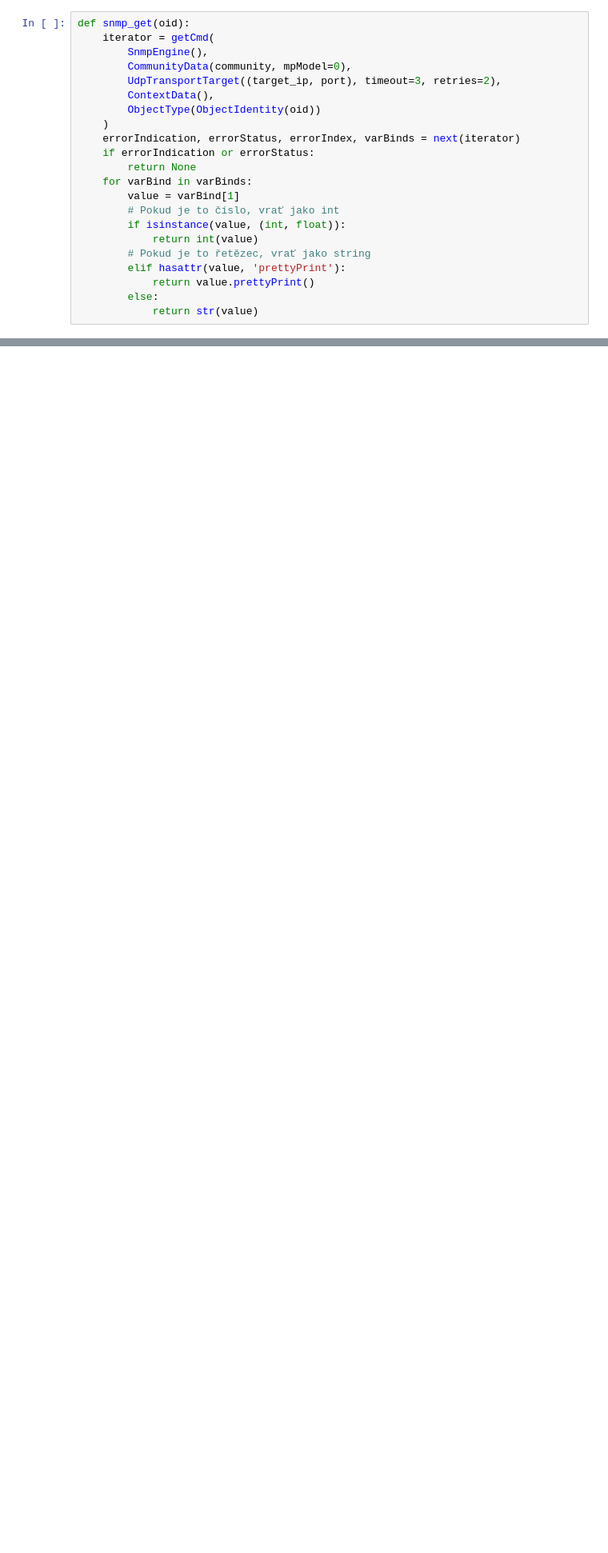
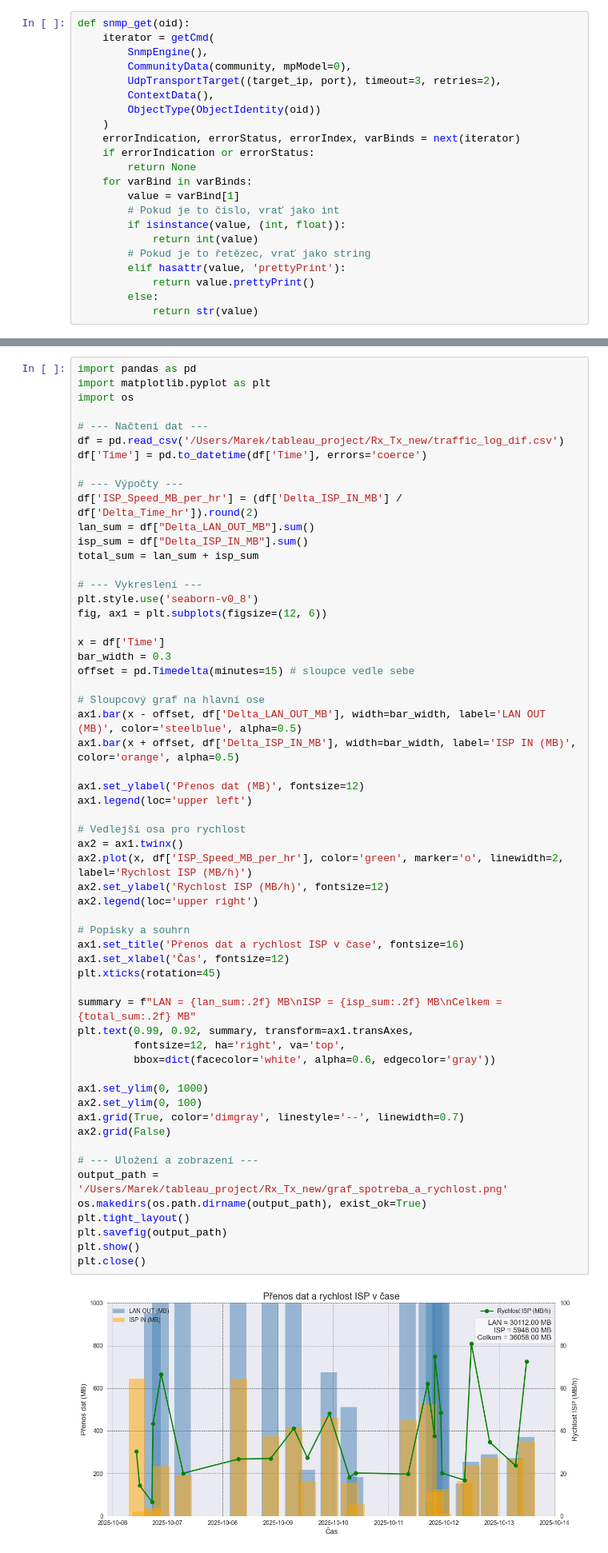
Before and after one commit to MarekCoderslab/Rx_Tx_new, a Jupyter notebook: rx_tx_novy.ipynb, the cells around one changed output, grey strips where cells are left out. Shown at 80% size. Saved outputs shown, nothing was run; the diff lists cells and outputs as text; blank space fills up the shorter version.

Commit message:
NovyGraf

```diff
--- a/rx_tx_novy.ipynb
+++ b/rx_tx_novy.ipynb
@@ -202,0 +186,60 @@ pysnmp                    4.4.12
+# %%
+import pandas as pd
+import matplotlib.pyplot as plt
+import os
+
+# --- Načtení dat ---
+df = pd.read_csv('/Users/Marek/tableau_project/Rx_Tx_new/traffic_log_dif.csv')
+df['Time'] = pd.to_datetime(df['Time'], errors='coerce')
+
+# --- Výpočty ---
+df['ISP_Speed_MB_per_hr'] = (df['Delta_ISP_IN_MB'] / df['Delta_Time_hr']).round(2)
+lan_sum = df["Delta_LAN_OUT_MB"].sum()
+isp_sum = df["Delta_ISP_IN_MB"].sum()
+total_sum = lan_sum + isp_sum
+
+# --- Vykreslení ---
+plt.style.use('seaborn-v0_8')
+fig, ax1 = plt.subplots(figsize=(12, 6))
+
+x = df['Time']
+bar_width = 0.3
+offset = pd.Timedelta(minutes=15) # sloupce vedle sebe
+
+# Sloupcový graf na hlavní ose
+ax1.bar(x - offset, df['Delta_LAN_OUT_MB'], width=bar_width, label='LAN OUT (MB)', color='steelblue', alpha=0.5)
+ax1.bar(x + offset, df['Delta_ISP_IN_MB'], width=bar_width, label='ISP IN (MB)', color='orange', alpha=0.5)
+
+ax1.set_ylabel('Přenos dat (MB)', fontsize=12)
+ax1.legend(loc='upper left')
+
+# Vedlejší osa pro rychlost
+ax2 = ax1.twinx()
+ax2.plot(x, df['ISP_Speed_MB_per_hr'], color='green', marker='o', linewidth=2, label='Rychlost ISP (MB/h)')
+ax2.set_ylabel('Rychlost ISP (MB/h)', fontsize=12)
+ax2.legend(loc='upper right')
+
+# Popisky a souhrn
+ax1.set_title('Přenos dat a rychlost ISP v čase', fontsize=16)
+ax1.set_xlabel('Čas', fontsize=12)
+plt.xticks(rotation=45)
+
+summary = f"LAN = {lan_sum:.2f} MB\nISP = {isp_sum:.2f} MB\nCelkem = {total_sum:.2f} MB"
+plt.text(0.99, 0.92, summary, transform=ax1.transAxes,
+         fontsize=12, ha='right', va='top',
+         bbox=dict(facecolor='white', alpha=0.6, edgecolor='gray'))
+
+ax1.set_ylim(0, 1000)
+ax2.set_ylim(0, 100)
+ax1.grid(True, color='dimgray', linestyle='--', linewidth=0.7)
+ax2.grid(False)
+
+# --- Uložení a zobrazení ---
+output_path = '/Users/Marek/tableau_project/Rx_Tx_new/graf_spotreba_a_rychlost.png'
+os.makedirs(os.path.dirname(output_path), exist_ok=True)
+plt.tight_layout()
+plt.savefig(output_path)
+plt.show()
+plt.close()
+# %% [output]
+[figure, added]
```
Also changed, not shown: parts of 8 cells of this notebook, 7 other files.
